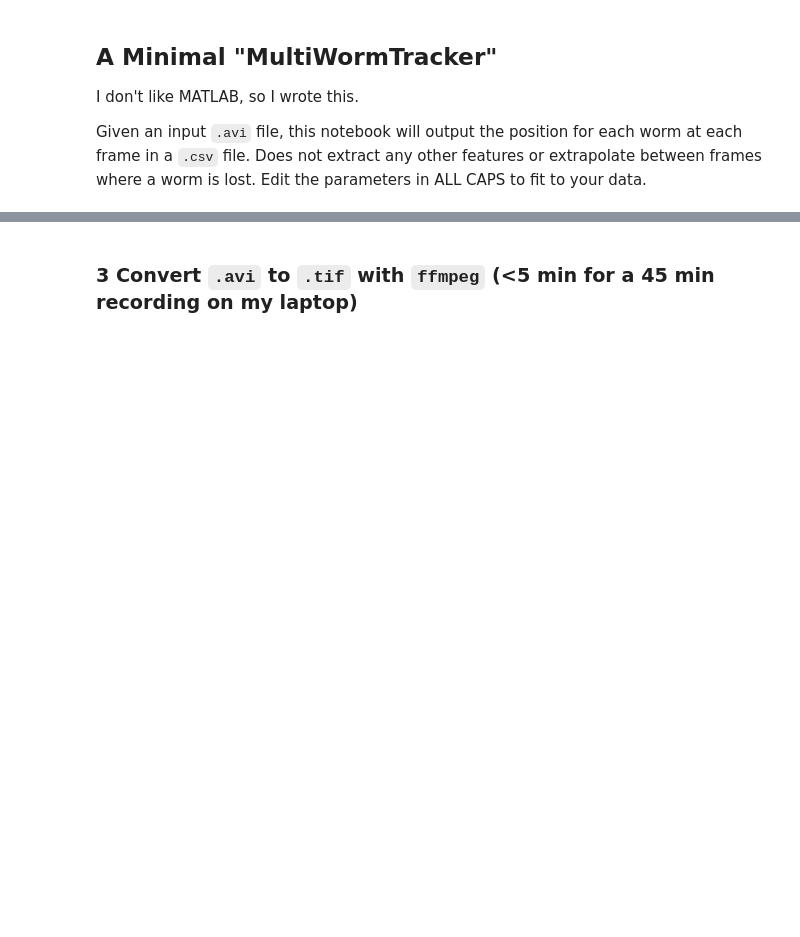
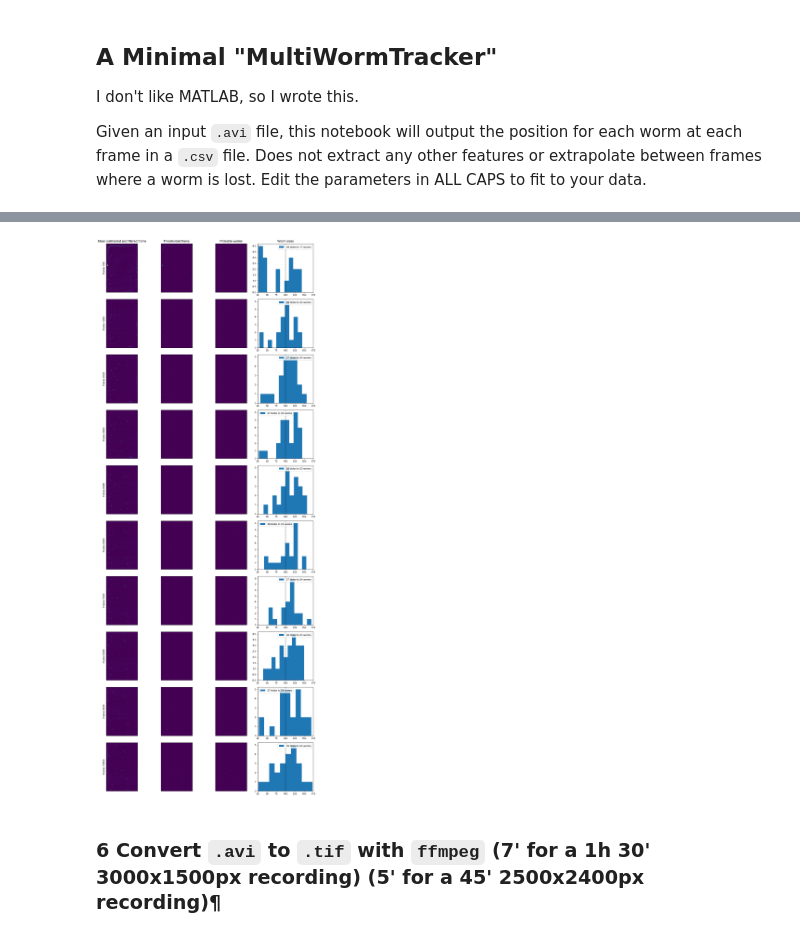
Before and after one commit to azwang10/multi-worm-tracker, a Jupyter notebook: multiwormtracker.ipynb, the cells around one changed output, grey strips where cells are left out. Drawn from its saved outputs; the diff is of its cells as text; code cells hidden in the pictures; blank space fills up the shorter version.

```diff
--- a/multiwormtracker.ipynb
+++ b/multiwormtracker.ipynb
@@ -27,5 +50,16 @@ scratch_dir
+# %%
+#EDIT
+THRESHOLD = 18 #THE MOST IMPORTANT PARAMETER, adjust this so that the worm size is centered around 100
+SIGMA = 2 #applies a gaussian filter with this sigma, can just be kept as two
+AREA_RANGE = (25, 175) #chooses worms in this area range, can just be kept in this range
+ECCENTRICITY_RANGE = (0, 0.99) #chooses worms in this eccentricity range, can just be kept in this range
+IMAGE_MEAN = 240 #normalizes all plates to this average intensity, can just be kept as 240
+
+check_params(scratch_dir, mask, THRESHOLD, SIGMA, AREA_RANGE, ECCENTRICITY_RANGE, IMAGE_MEAN, rows=10)
+# %% [output]
+[figure, added]
 # %% [markdown]
-### 3 Convert `.avi` to `.tif` with `ffmpeg` (<5 min for a 45 min recording on my laptop)
+### 6 Convert `.avi` to `.tif` with `ffmpeg` (7' for a 1h 30' 3000x1500px recording) (5' for a 45' 2500x2400px recording)¶
 # %%
 %%time
 
```
Also changed, not shown: parts of 25 cells of this notebook, 2 other files.
